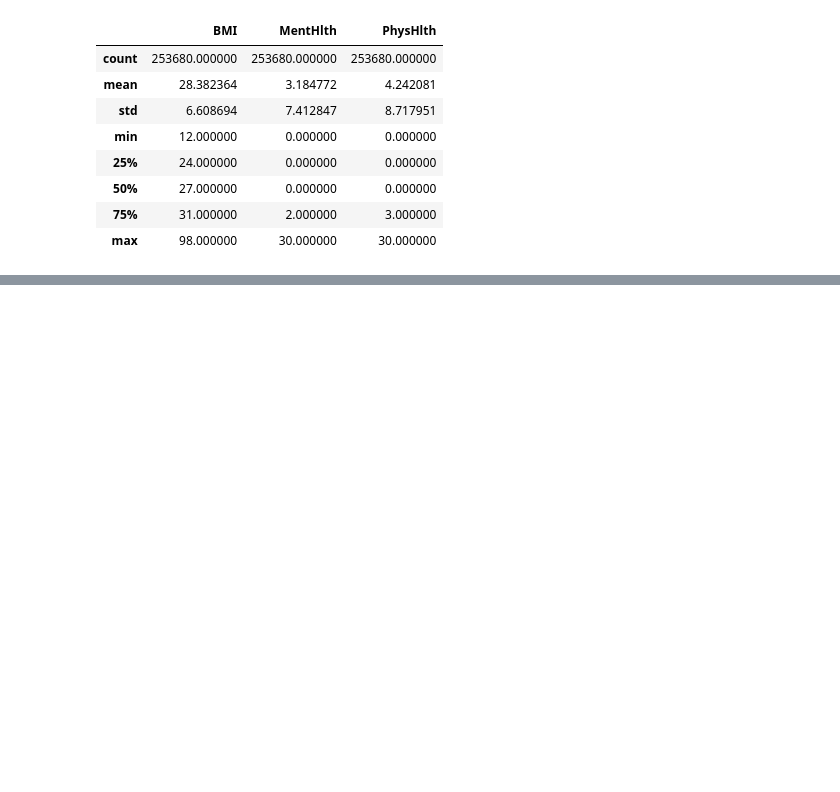
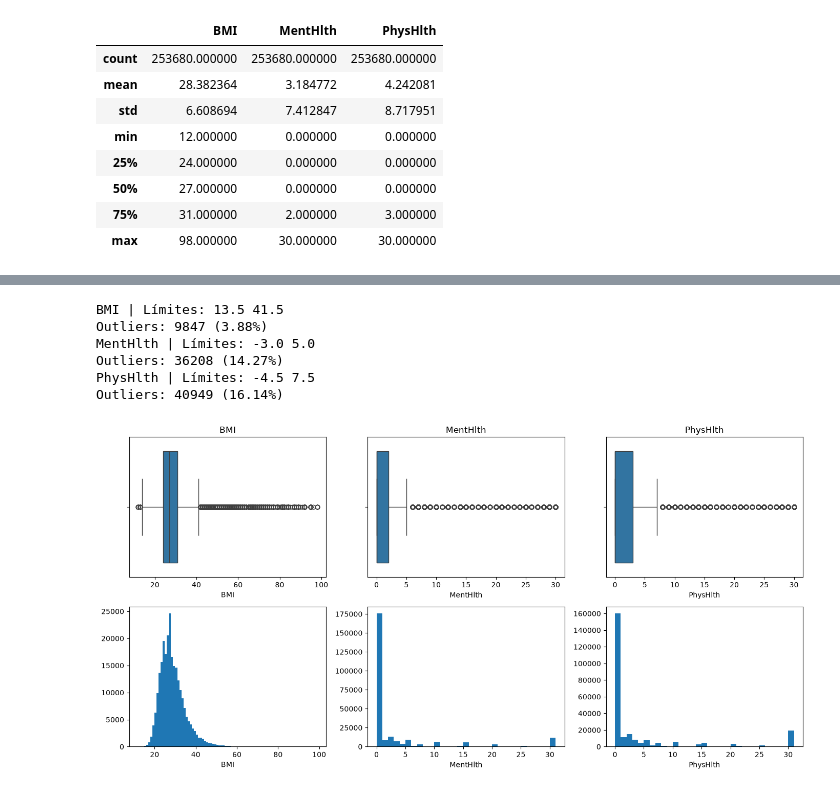
Before and after one commit to RodrigoP08/Practica_Integradora_Mineria, a Jupyter notebook: notebooks/01_limpieza.ipynb, the cells around one changed output, grey strips where cells are left out. Cells and saved outputs as stored; diff of their text form; code cells hidden in the pictures; blank space fills up the shorter version.

Commit message:
Análisis de variables, normalización Z-Score y manejo del desbalance.

```diff
--- a/notebooks/01_limpieza.ipynb
+++ b/notebooks/01_limpieza.ipynb
@@ -334,0 +317,30 @@ dtype: float64
+# %%
+# Calcular límites y cantidad de outliers por variable
+for columna in variables_cuantitativas:
+    Q1 = df[columna].quantile(0.25)
+    Q3 = df[columna].quantile(0.75)
+    IQR = Q3 - Q1
+    inferior = Q1 - 1.5 * IQR
+    superior = Q3 + 1.5 * IQR
+    outliers = ((df[columna] < inferior) | (df[columna] > superior)).sum()
+    print(columna, "| Límites:", inferior, superior)
+    print(f"Outliers: {outliers} ({outliers / len(df) * 100:.2f}%)")
+# %% [output]
+BMI | Límites: 13.5 41.5
+Outliers: 9847 (3.88%)
+MentHlth | Límites: -3.0 5.0
+Outliers: 36208 (14.27%)
+PhysHlth | Límites: -4.5 7.5
+Outliers: 40949 (16.14%)
+# %%
+# Visualizar los valores atípicos y la distribución
+fig, axes = plt.subplots(2, 3, figsize=(14, 7))
+for i, columna in enumerate(variables_cuantitativas):
+    sns.boxplot(x=df[columna], ax=axes[0, i])
+    axes[1, i].hist(df[columna], bins=range(int(df[columna].min()), int(df[columna].max()) + 2))
+    axes[0, i].set_title(columna)
+    axes[1, i].set_xlabel(columna)
+plt.tight_layout()
+plt.show()
+# %% [output]
+[figure, added]
```
Also changed, not shown: parts of 22 cells of this notebook, 13 other files.
